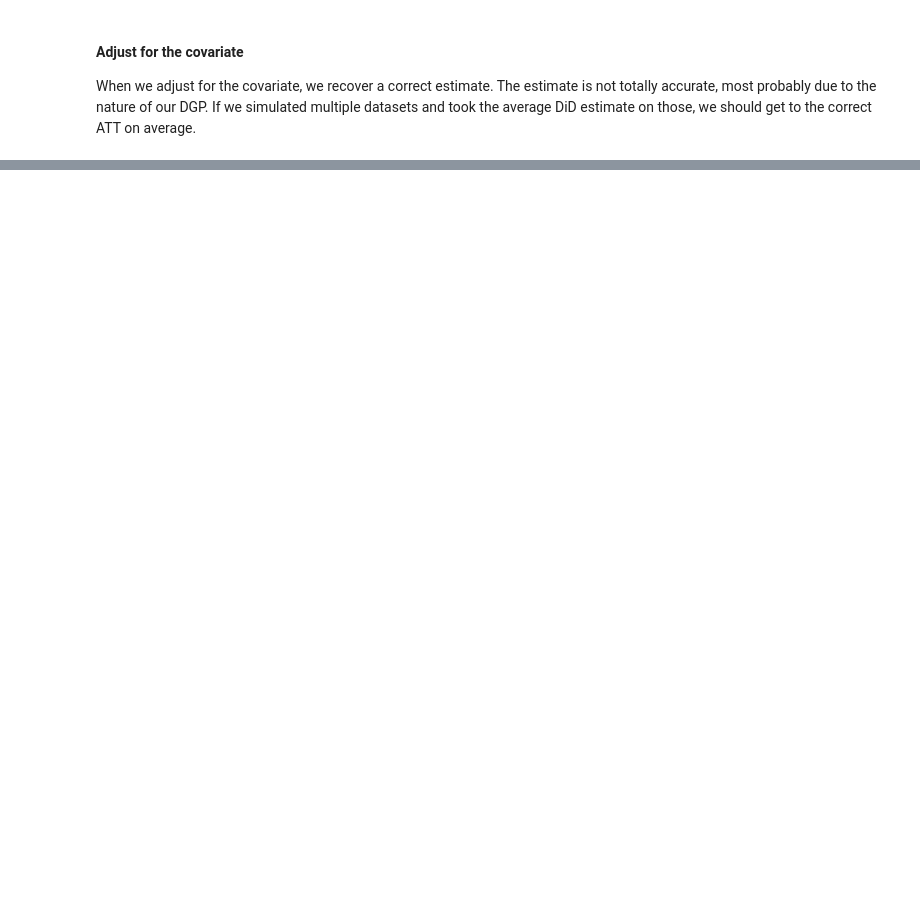
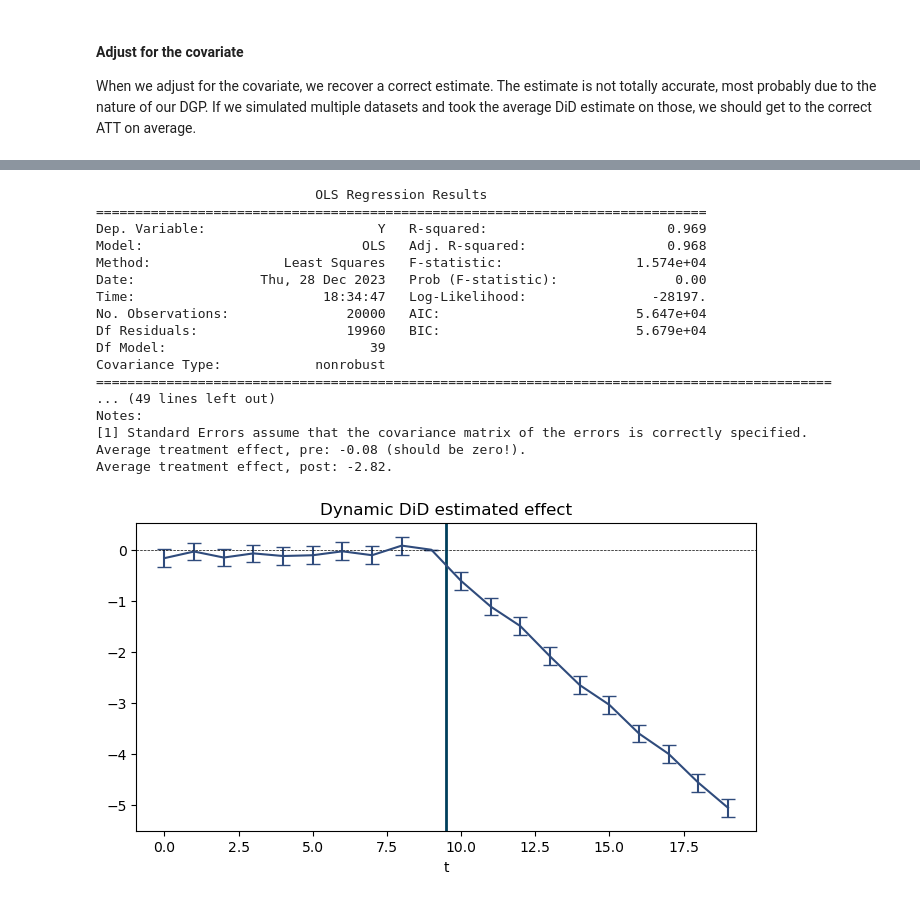
Before and after one commit to NoobQuant/Data_Science_Projects, a Jupyter notebook: stats/did/did_in_repcrossec.ipynb, the cells around one changed output, grey strips where cells are left out. Drawn from its saved outputs; the diff is of its cells as text; code cells hidden in the pictures; blank space fills up the shorter version.

```diff
--- a/stats/did/did_in_repcrossec.ipynb
+++ b/stats/did/did_in_repcrossec.ipynb
@@ -407,0 +560,29 @@ Notes:
+# %%
+df = prepare_dynamic_regression_frame(data_1)
+reg_str = "Y ~ -1 + treatment_group + t + " + " + ".join(df.columns[df.columns.str.contains("dummy_group_x_period")])
+res = smf.ols(reg_str, data=df).fit()
+print(res.summary())
+
+dynamic_did_plot(
+    res,
+    data_1["params"]["param_last_pre_timepoint"]
+)
+# %% [output]
+                            OLS Regression Results
+==============================================================================
+Dep. Variable:                      Y   R-squared:                       0.969
+Model:                            OLS   Adj. R-squared:                  0.968
+Method:                 Least Squares   F-statistic:                 1.574e+04
+Date:                Thu, 28 Dec 2023   Prob (F-statistic):               0.00
+Time:                        18:34:47   Log-Likelihood:                -28197.
+No. Observations:               20000   AIC:                         5.647e+04
+Df Residuals:                   19960   BIC:                         5.679e+04
+Df Model:                          39
+Covariance Type:            nonrobust
+==============================================================================================
+... (49 lines left out)
+Notes:
+[1] Standard Errors assume that the covariance matrix of the errors is correctly specified.
+Average treatment effect, pre: -0.08 (should be zero!).
+Average treatment effect, post: -2.82.
+[figure, added]
```
Also changed, not shown: parts of 21 cells of this notebook.
